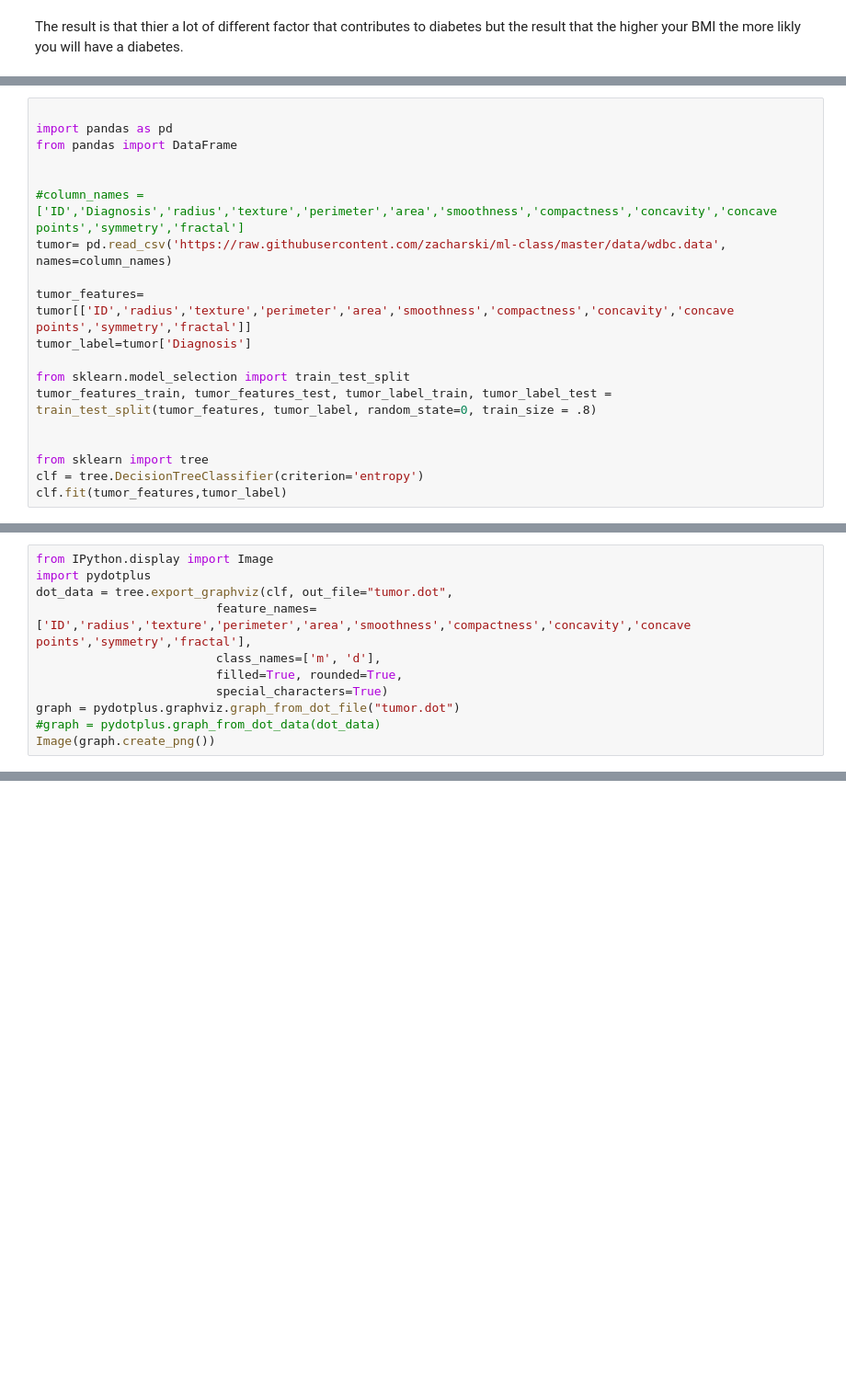
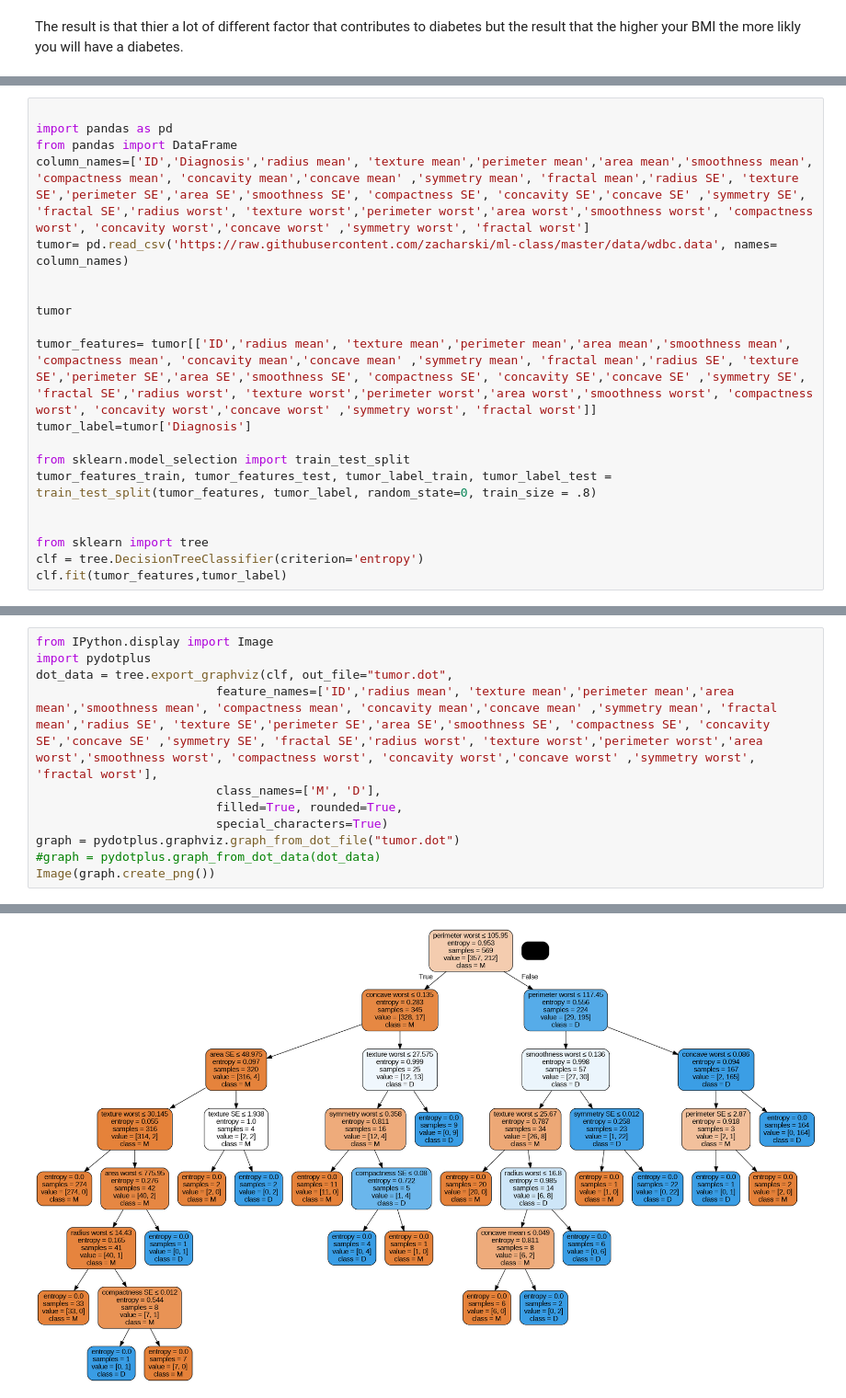
Before and after one commit to Cpt0988/Ml-class, a Jupyter notebook: lab/Chuck_Working_version_of_decision_trees.ipynb, the cells around one changed output, grey strips where cells are left out. Shown at 92% size. Saved outputs shown, nothing was run; the diff lists cells and outputs as text; blank space fills up the shorter version.

```diff
--- a/lab/Chuck_Working_version_of_decision_trees.ipynb
+++ b/lab/Chuck_Working_version_of_decision_trees.ipynb
@@ -387,12 +387,13 @@ Follow the same steps as above.
 
 import pandas as pd
 from pandas import DataFrame
+column_names=['ID','Diagnosis','radius mean', 'texture mean','perimeter mean','area mean','smoothness mean', 'compactness mean', 'concavity mean','concave mean' ,'symmetry mean', 'fractal mean','radius SE', 'texture SE','perimeter SE','area SE','smoothness SE', 'compactness SE', 'concavity SE','concave SE' ,'symmetry SE', 'fractal SE','radius worst', 'texture worst','perimeter worst','area worst','smoothness worst', 'compactness worst', 'concavity worst','concave worst' ,'symmetry worst', 'fractal worst']
+tumor= pd.read_csv('https://raw.githubusercontent.com/zacharski/ml-class/master/data/wdbc.data', names= column_names)
 
 
-#column_names =['ID','Diagnosis','radius','texture','perimeter','area','smoothness','compactness','concavity','concave points','symmetry','fractal']
-tumor= pd.read_csv('https://raw.githubusercontent.com/zacharski/ml-class/master/data/wdbc.data', names=column_names)
+tumor
 
-tumor_features= tumor[['ID','radius','texture','perimeter','area','smoothness','compactness','concavity','concave points','symmetry','fractal']]
+tumor_features= tumor[['ID','radius mean', 'texture mean','perimeter mean','area mean','smoothness mean', 'compactness mean', 'concavity mean','concave mean' ,'symmetry mean', 'fractal mean','radius SE', 'texture SE','perimeter SE','area SE','smoothness SE', 'compactness SE', 'concavity SE','concave SE' ,'symmetry SE', 'fractal SE','radius worst', 'texture worst','perimeter worst','area worst','smoothness worst', 'compactness worst', 'concavity worst','concave worst' ,'symmetry worst', 'fractal worst']]
 tumor_label=tumor['Diagnosis']
 
 from sklearn.model_selection import train_test_split
@@ -406,8 +409,8 @@ clf.fit(tumor_features,tumor_label)
 from IPython.display import Image
 import pydotplus
 dot_data = tree.export_graphviz(clf, out_file="tumor.dot",
-                         feature_names=['ID','radius','texture','perimeter','area','smoothness','compactness','concavity','concave points','symmetry','fractal'],
-                         class_names=['m', 'd'],
+                         feature_names=['ID','radius mean', 'texture mean','perimeter mean','area mean','smoothness mean', 'compactness mean', 'concavity mean','concave mean' ,'symmetry mean', 'fractal mean','radius SE', 'texture SE','perimeter SE','area SE','smoothness SE', 'compactness SE', 'concavity SE','concave SE' ,'symmetry SE', 'fractal SE','radius worst', 'texture worst','perimeter worst','area worst','smoothness worst', 'compactness worst', 'concavity worst','concave worst' ,'symmetry worst', 'fractal worst'],
+                         class_names=['M', 'D'],
                          filled=True, rounded=True,
                          special_characters=True)
 graph = pydotplus.graphviz.graph_from_dot_file("tumor.dot")
@@ -417,0 +420 @@ AttributeError: ignored
+[figure, added]
```
Also changed, not shown: parts of 2 cells of this notebook.
